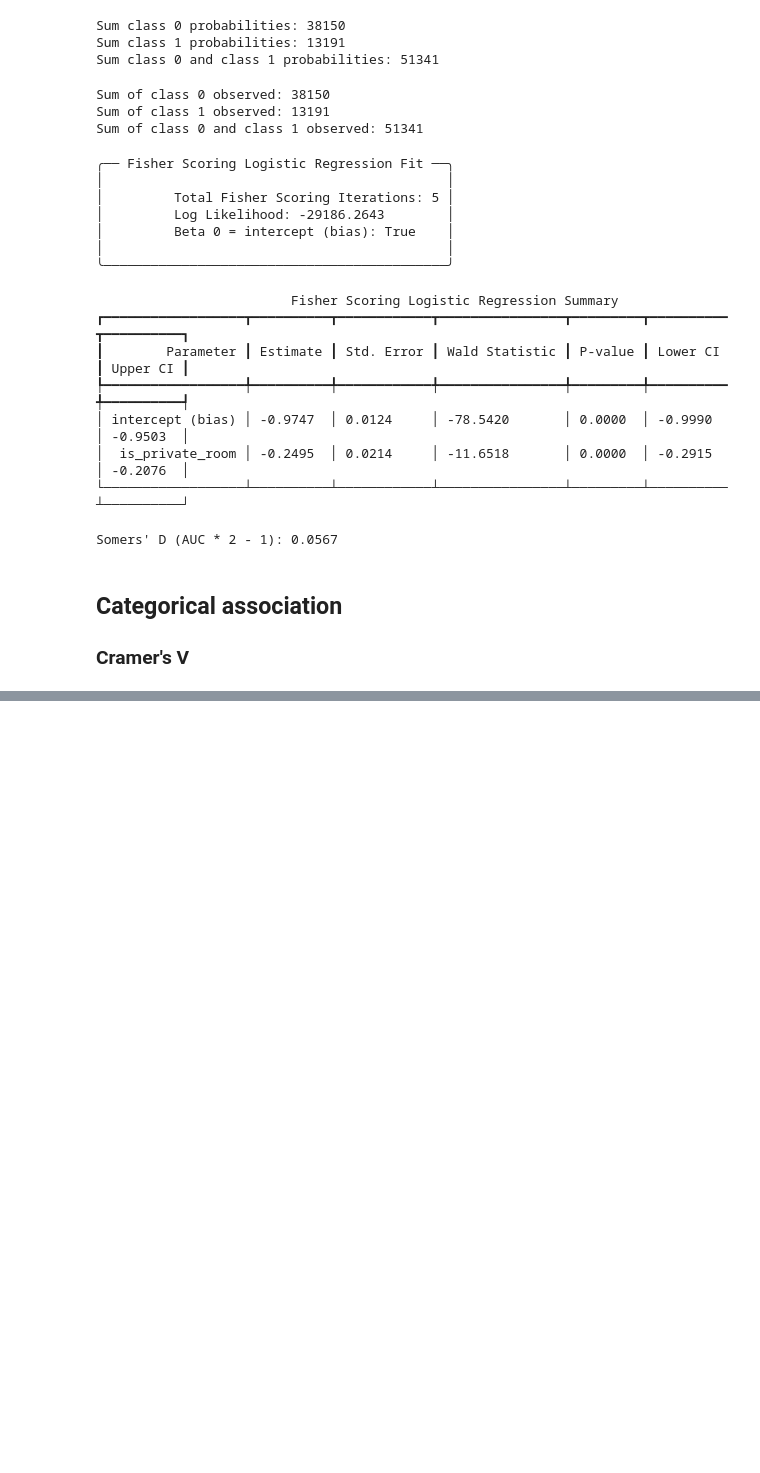
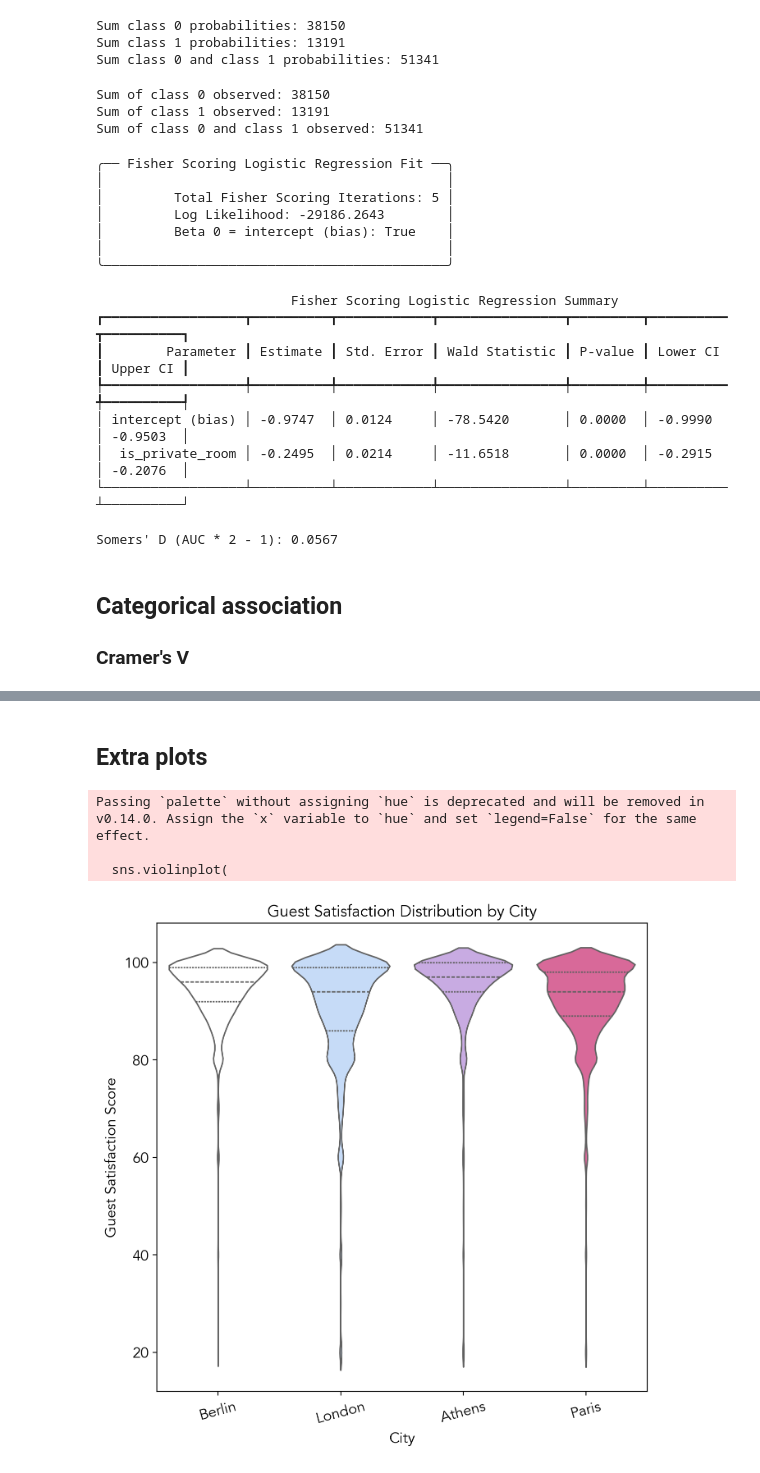
Before and after one commit to deburky/calibration, a Jupyter notebook: chi-square/contingency-tables.ipynb, the cells around one changed output, grey strips where cells are left out. Saved outputs shown, nothing was run; the diff lists cells and outputs as text; code cells hidden in the pictures; blank space fills up the shorter version.

```diff
--- a/chi-square/contingency-tables.ipynb
+++ b/chi-square/contingency-tables.ipynb
@@ -361,0 +362,61 @@ plt.show()
+# %% [markdown]
+## Extra plots
+# %%
+import matplotlib.pyplot as plt
+import numpy as np
+import seaborn as sns
+
+
+# Create palette function
+def create_palette(cmap, n_colors):
+    """Create a color palette from a matplotlib colormap."""
+    return [cmap(i) for i in np.linspace(0, 1, n_colors)]
+
+
+# Preprocess
+df["city"] = df["city"].str.title()
+compare_cities = ["Athens", "Berlin", "Paris", "London", "Madrid"]
+
+df_filtered = df[
+    (df["city"].isin(compare_cities))
+    & (df["realSum"] < df["realSum"].quantile(0.99))  # remove outliers
+    & (df["guest_satisfaction_overall"].notna())
+]
+
+# Summary metrics by city
+summary = (
+    df_filtered.groupby("city")
+    .agg(
+        avg_price=("realSum", "mean"),
+        avg_guest_rating=("guest_satisfaction_overall", "mean"),
+        superhost_rate=("host_is_superhost", "mean"),
+        avg_cleanliness=("cleanliness_rating", "mean"),
+        listing_count=("realSum", "count"),
+    )
+    .round(2)
+    .reset_index()
+)
+
+
+palette = create_palette(cm1, len(compare_cities))
+sns.set_palette(palette)
+
+plt.figure(figsize=(7, 7))
+sns.violinplot(
+    data=df_filtered,
+    x="city",
+    y="guest_satisfaction_overall",
+    inner="quartile",
+    palette=palette,
+)
+plt.title("Guest Satisfaction Distribution by City", fontsize=14)
+plt.xlabel("City")
+plt.ylabel("Guest Satisfaction Score")
+plt.xticks(rotation=15)
+plt.tight_layout()
+plt.show()
+# %% [output]
+Passing `palette` without assigning `hue` is deprecated and will be removed in v0.14.0. Assign the `x` variable to `hue` and set `legend=False` for the same effect.
+
+  sns.violinplot(
+[figure, added]
```
Also changed, not shown: parts of 2 cells of this notebook, 2 other files.
